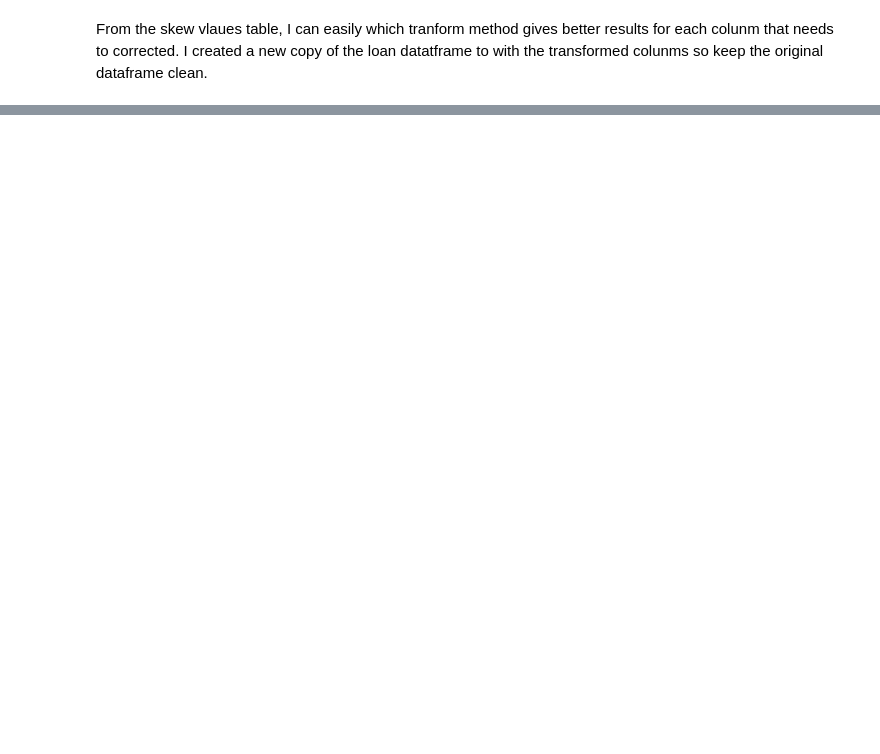
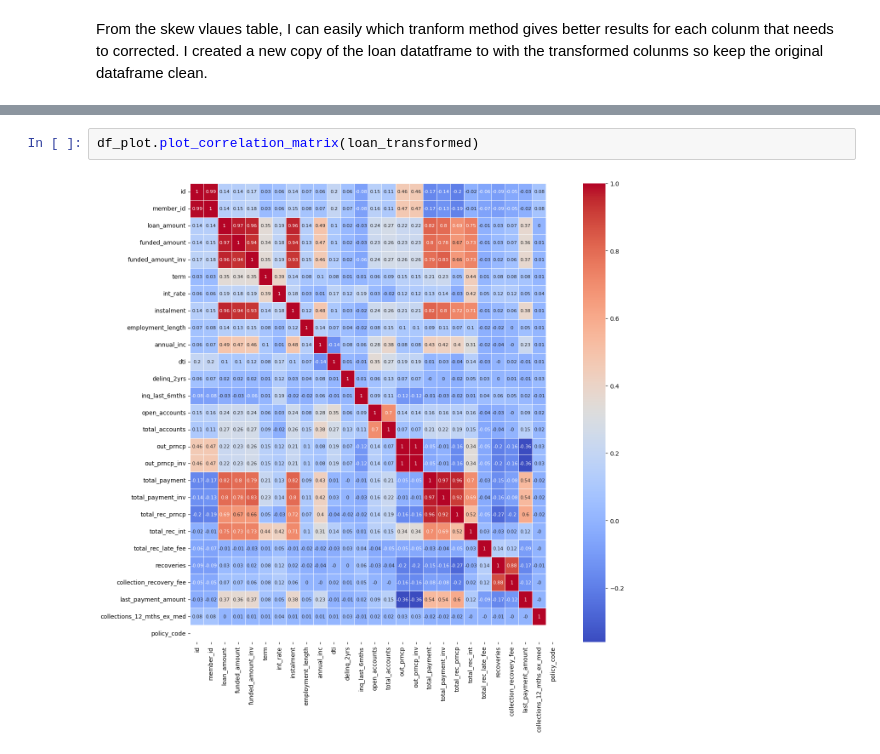
Before and after one commit to hosna22/EDA-Customer-Loans, a Jupyter notebook: EDA.ipynb, the cells around one changed output, grey strips where cells are left out. Drawn from its saved outputs; the diff is of its cells as text; blank space fills up the shorter version.

```diff
--- a/EDA.ipynb
+++ b/EDA.ipynb
@@ -257,0 +276,4 @@ df_plot.plot_box_plot_all(loan_transformed, 'loan_amount', 'funded_amount', 'fun
+# %%
+df_plot.plot_correlation_matrix(loan_transformed)
+# %% [output]
+[figure, added]
```
Also changed, not shown: parts of 12 cells of this notebook, 1 other file.
